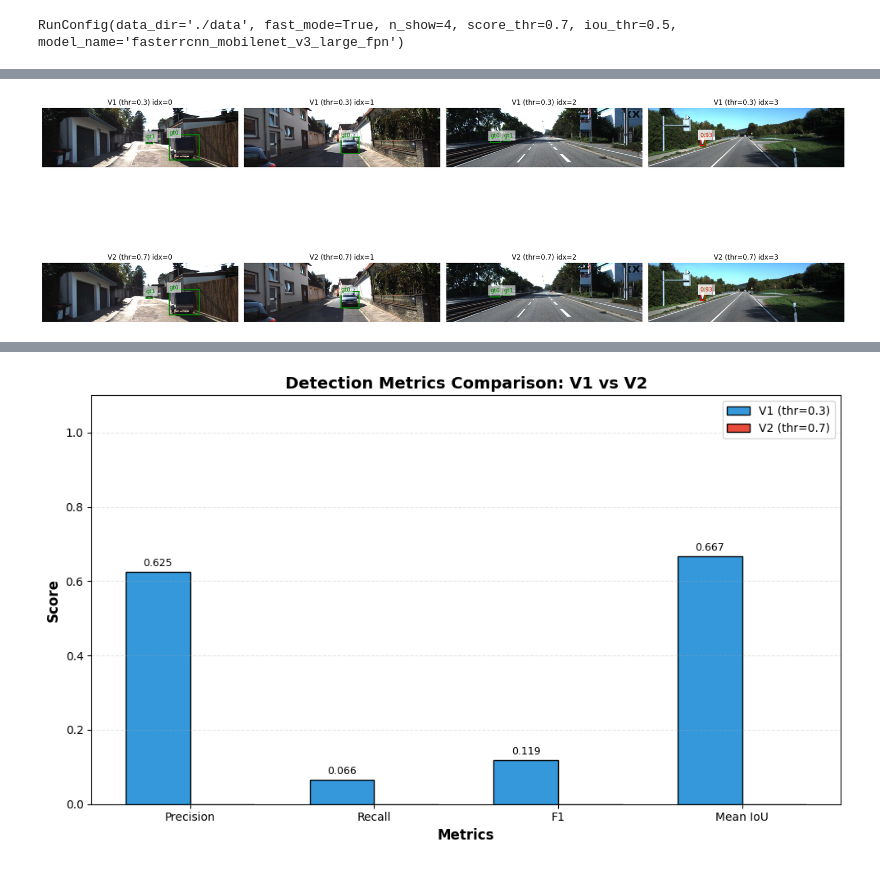
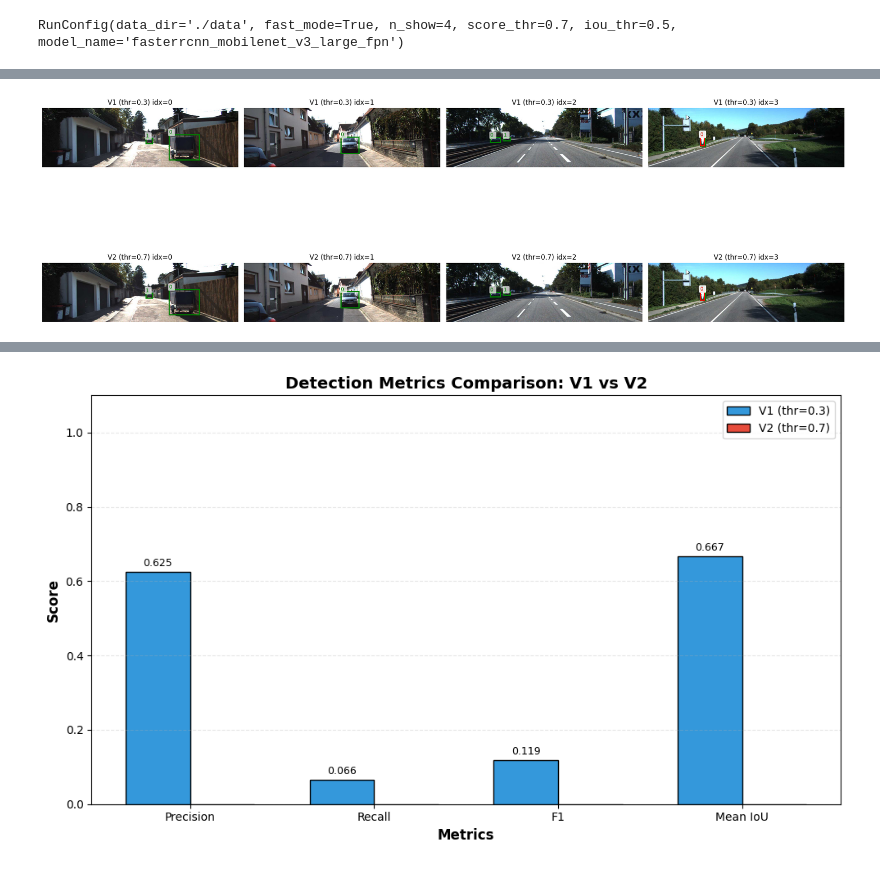
Before and after one commit to reborn-type/aie-gr3-stud-repos, a Jupyter notebook: homeworks/HW10-11/HW10-11.ipynb, the cells around one changed output, grey strips where cells are left out. Saved outputs shown, nothing was run; the diff lists cells and outputs as text; code cells hidden in the pictures.

```diff
--- a/homeworks/HW10-11/HW10-11.ipynb
+++ b/homeworks/HW10-11/HW10-11.ipynb
@@ -1212,40 +1267,43 @@ plt.show()
 # %%
 from typing import Dict, List, Optional
+import matplotlib.pyplot as plt
+import numpy as np
 
 n = min(cfg.n_show, len(dataset))
 fig, axes = plt.subplots(2, n, figsize=(5*n, 10))
 
 if n == 1:
     axes = axes.reshape(2, 1)
 
 for i in range(n):
     img_t, target = dataset[i]
-    pred = predict_one(img_t)
+    pred = predict_one(img_t, model, DEVICE)
 
     pred_v1 = filter_preds(pred, score_thr=0.3, person_label=person_label)
-
     pred_v2 = filter_preds(pred, score_thr=0.7, person_label=person_label)
 
     img_np = (img_t.permute(1, 2, 0).numpy() * 255).astype(np.uint8)
 
+
     ax = axes[0, i]
     ax.imshow(img_np)
+    ax.axis("off")
     ax.set_title(f"V1 (thr=0.3) idx={i}")
-    ax.axis("off")
-    draw_boxes(ax, target["boxes"], color="g", linewidth=2, text=lambda j: f"gt{j}")
-    draw_boxes(ax, pred_v1["boxes"], color="r", linewidth=2, text=lambda j: f"{pred_v1['scores'][j]:.2f}")
+    draw_boxes(ax, target["boxes"], color="g", linewidth=2)
+    draw_boxes(ax, pred_v1["boxes"], color="r", linewidth=2)
+
 
     ax = axes[1, i]
     ax.imshow(img_np)
+    ax.axis("off")
     ax.set_title(f"V2 (thr=0.7) idx={i}")
-    ax.axis("off")
-    draw_boxes(ax, target["boxes"], color="g", linewidth=2, text=lambda j: f"gt{j}")
-    draw_boxes(ax, pred_v2["boxes"], color="r", linewidth=2, text=lambda j: f"{pred_v2['scores'][j]:.2f}")
+    draw_boxes(ax, target["boxes"], color="g", linewidth=2)
+    draw_boxes(ax, pred_v2["boxes"], color="r", linewidth=2)
 
 plt.tight_layout()
 plt.show()
 # %% [output]
-[figure, old version]
+[figure, new version]
 # %%
 
 def box_iou_matrix(boxes1: torch.Tensor, boxes2: torch.Tensor) -> torch.Tensor:
```
Also changed, not shown: parts of 19 cells of this notebook, 5 other files.
